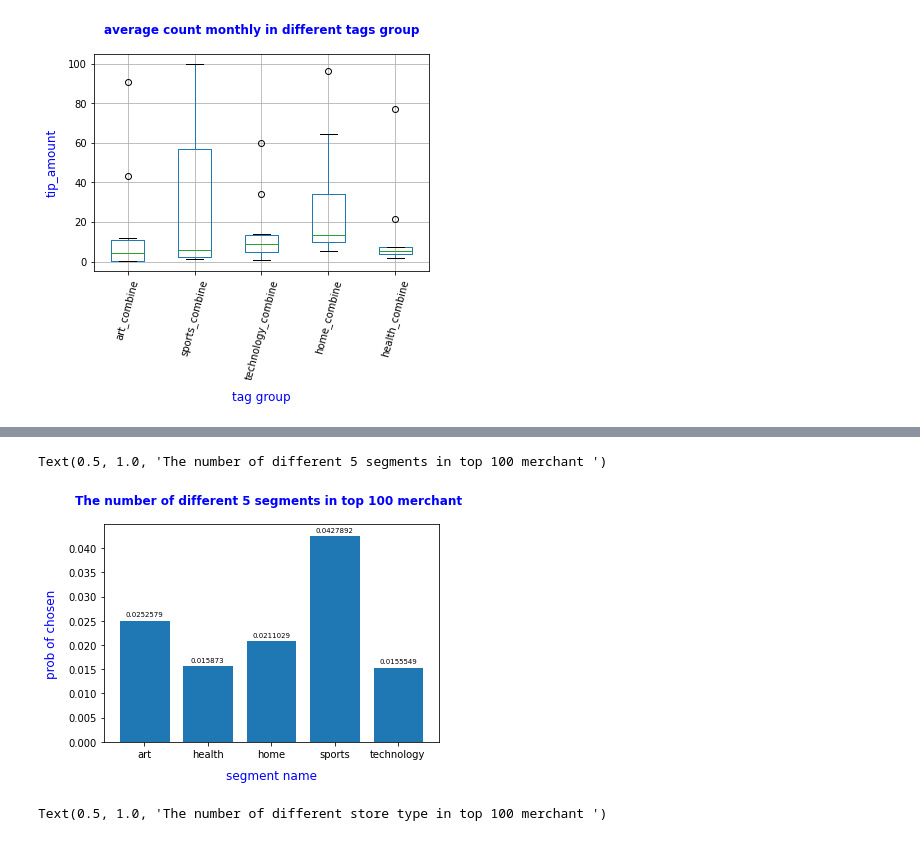
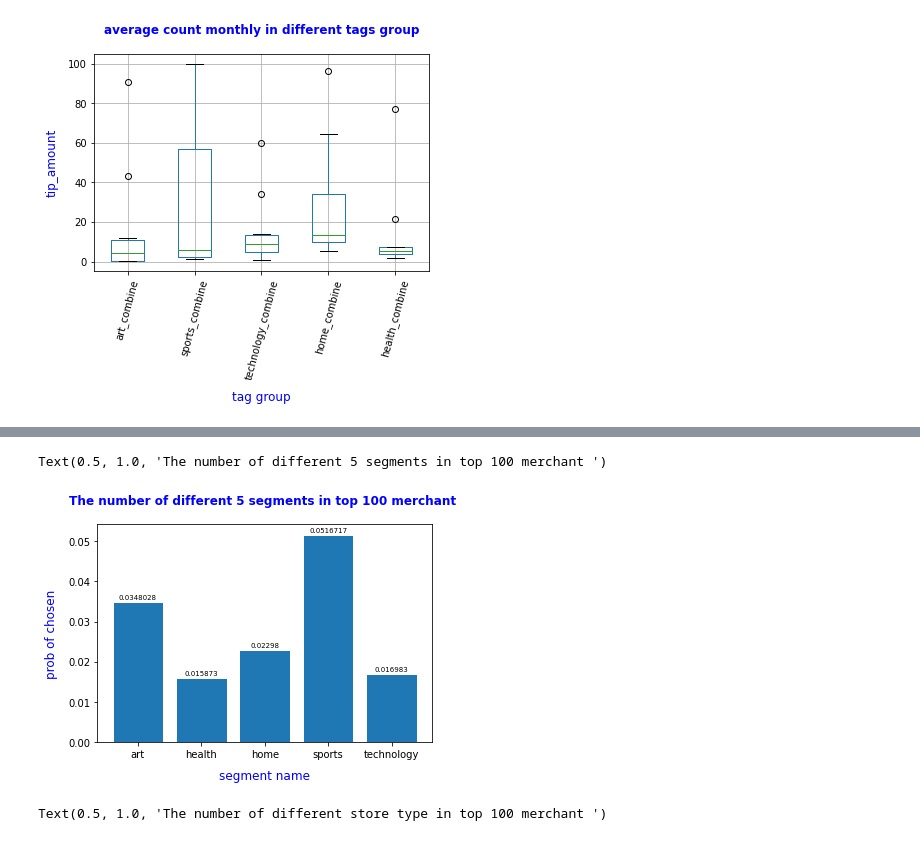
Before and after one commit to MAST30034-Applied-Data-Science/generic-buy-now-pay-later-project-group-16-project2-fighting-group, a Jupyter notebook: models/findings.ipynb, the cells around one changed output, grey strips where cells are left out. Cells and saved outputs as stored; diff of their text form; code cells hidden in the pictures.

```diff
--- a/models/findings.ipynb
+++ b/models/findings.ipynb
@@ -148,9 +148,7 @@ tz_df = top_100_pd_all[['Store_type','Revenue_levels']].groupby(['Store_type']).
 final_pd = final.toPandas()
 tz_final = final_pd[['Store_type','Revenue_levels']].groupby(['Store_type']).count().reset_index().rename(columns = {'Revenue_levels' : 'count_all'})
 
-df_tags_semi = [tz_df,tz_final]
-df_merge_tags_semi = reduce(lambda left,right: pd.merge(left,right, on = ['Store_type', 'Store_type']), df_tags_semi)
-df_merge_tags_semi['de'] = df_merge_tags_semi['count_100']/df_merge_tags_semi['count_all']
-df_merge_tags_semi = df_merge_tags_semi.rename(columns = {'Store_type' : 'segment'})
-df_tags = [tz_df, df_merge_tags_semi]
-df_merge_tags = reduce(lambda left,right: pd.merge(left,right, on = ['count_100', 'count_100']), df_tags)
+df_tags = [tz_df,tz_final]
+df_merge_tags = reduce(lambda left,right: pd.merge(left,right, on = ['Store_type', 'Store_type']), df_tags)
+df_merge_tags['de'] = df_merge_tags['count_100']/df_merge_tags['count_all']
+df_merge_tags
@@ -173 +173,3 @@ df_merge_tags
+# %%
+segments = df_merge_tags.copy()
 # %%
@@ -219,2 +225,2 @@ df_merge_tags
 # %%
-df_merge_segment = df_merge_tags.groupby('segment').agg('sum')
+segments = segments.groupby('Store_type').agg('sum')
@@ -231,0 +237,3 @@ df_merge_segment
+# %%
+segments['prob'] = segments['count_100']/segments['count_all']
+segments
@@ -232,26 +248,26 @@ df_merge_segment
 # %%
 # store type with top 100
-tz_df = df_merge_segment[['prob']]
+tz_df = segments[['prob']]
 fig, ax = plt.subplots()
 
 y = tz_df['prob']
 
 bars = ax.bar(
     x = range(1,6),
     height = y, edgecolor='white',
     tick_label = tz_df.index, width = 0.8
 )
 
 ax.bar_label(bars, padding=2, color = 'black', fontsize=7)
 ax.xaxis.grid(False)
 
 ax.set_ylabel('prob of chosen', labelpad = 10, color = 'blue', fontsize=12)
 ax.set_xlabel('segment name', labelpad = 10, color = 'blue', fontsize=12)
 ax.set_title('The number of different 5 segments in top 100 merchant ', pad = 20, color = 'blue', weight = 'bold')
 #plt.savefig('../plots/store_type_large_count.png', bbox_inches='tight')
 # %% [output]
 Text(0.5, 1.0, 'The number of different 5 segments in top 100 merchant ')
-[figure, old version]
+[figure, new version]
 # %%
 # store type with top 100
 tz_df = df_merge_tags[['Store_type','de']].set_index(["Store_type"])
```
Also changed, not shown: parts of 8 cells of this notebook.
